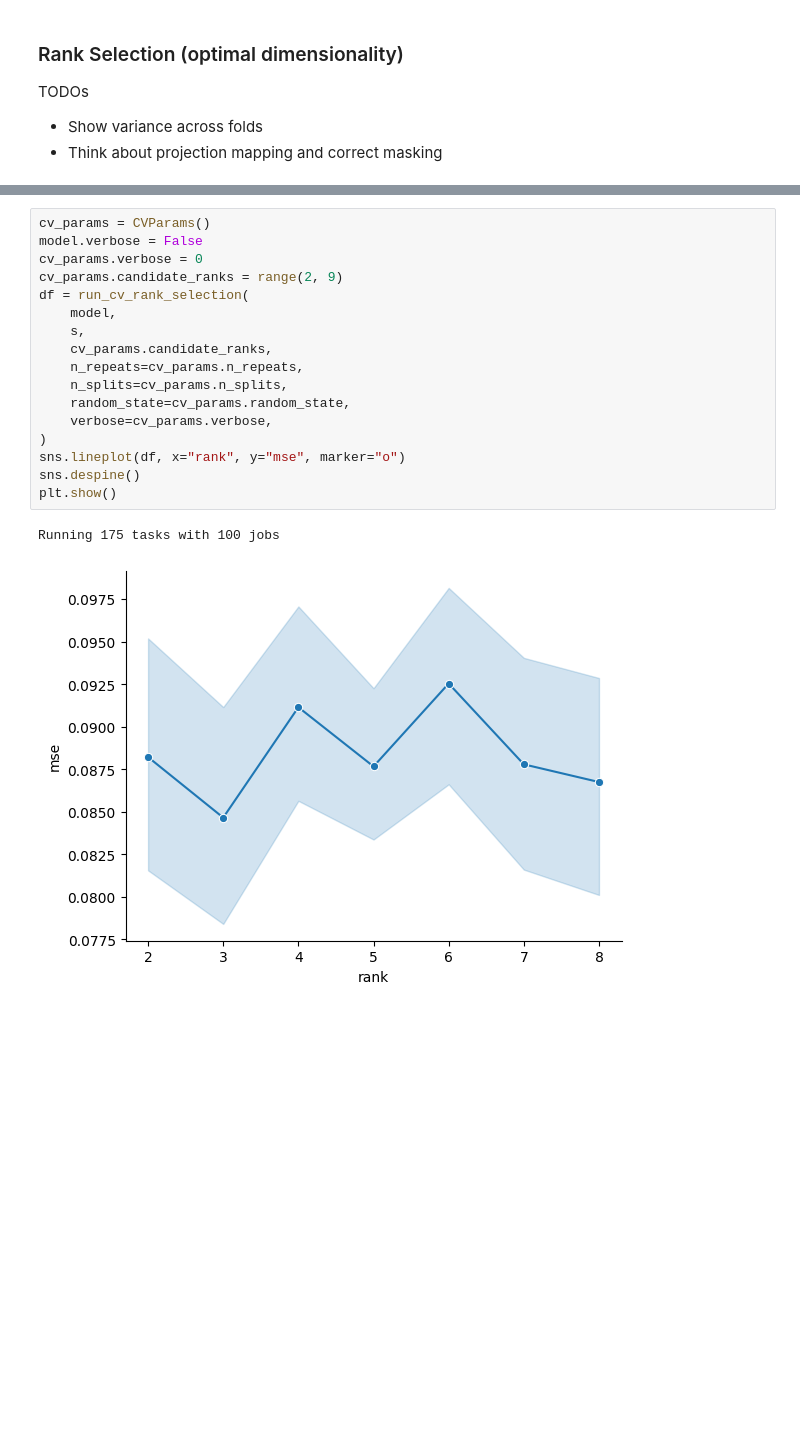
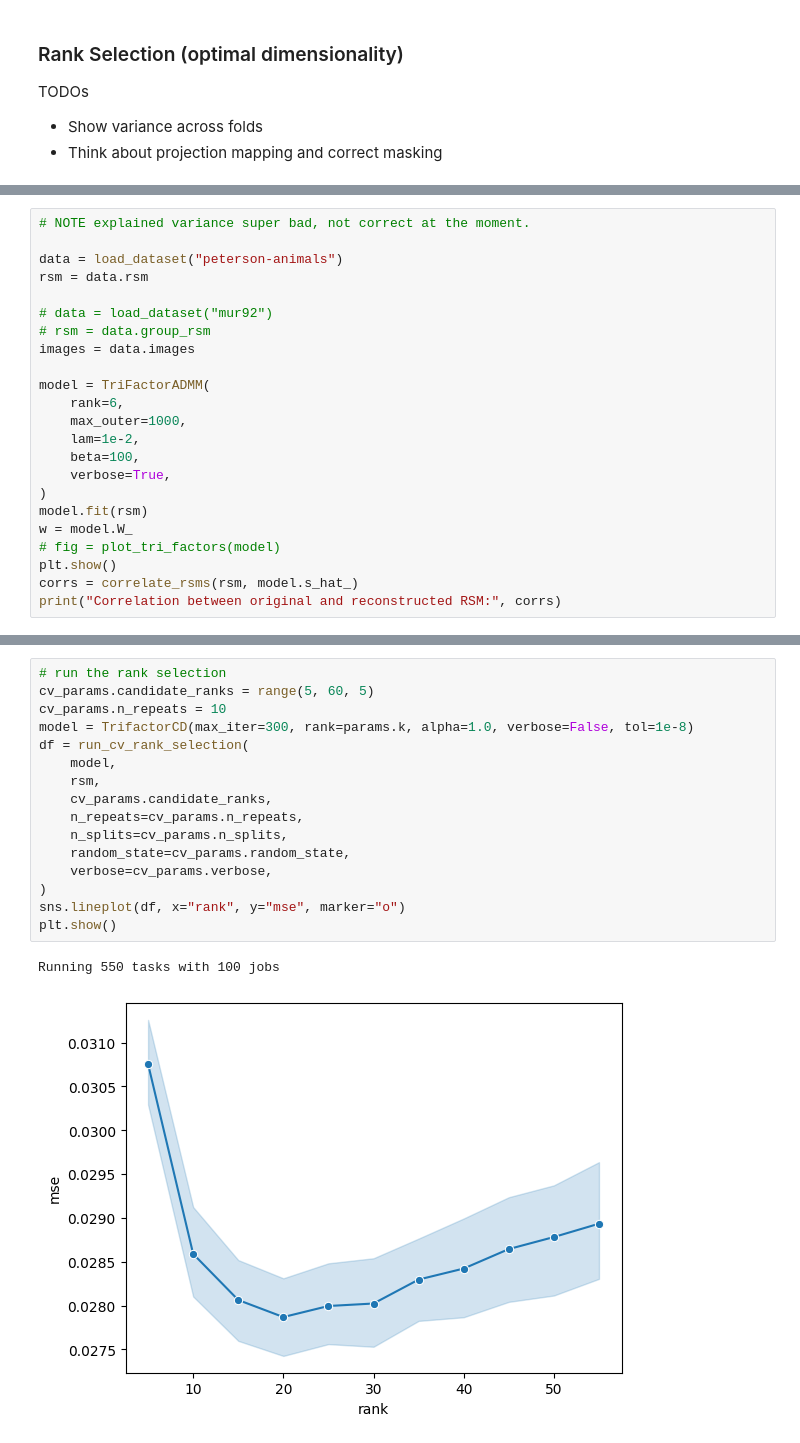
Before and after one commit to florianmahner/pysrf, a Jupyter notebook: notebooks/demo.ipynb, the cells around one changed output, grey strips where cells are left out. Saved outputs shown, nothing was run; the diff lists cells and outputs as text; blank space fills up the shorter version.

```diff
--- a/notebooks/demo.ipynb
+++ b/notebooks/demo.ipynb
@@ -56,0 +243,23 @@ TODOs
+# %%
+# NOTE explained variance super bad, not correct at the moment.
+
+data = load_dataset("peterson-animals")
+rsm = data.rsm
+
+# data = load_dataset("mur92")
+# rsm = data.group_rsm
+images = data.images
+
+model = TriFactorADMM(
+    rank=6,
+    max_outer=1000,
+    lam=1e-2,
+    beta=100,
+    verbose=True,
+)
+model.fit(rsm)
+w = model.W_
+# fig = plot_tri_factors(model)
+plt.show()
+corrs = correlate_rsms(rsm, model.s_hat_)
+print("Correlation between original and reconstructed RSM:", corrs)
@@ -57,20 +289,19 @@ TODOs
 # %%
-cv_params = CVParams()
-model.verbose = False
-cv_params.verbose = 0
-cv_params.candidate_ranks = range(2, 9)
+# run the rank selection
+cv_params.candidate_ranks = range(5, 60, 5)
+cv_params.n_repeats = 10
+model = TrifactorCD(max_iter=300, rank=params.k, alpha=1.0, verbose=False, tol=1e-8)
 df = run_cv_rank_selection(
     model,
-    s,
+    rsm,
     cv_params.candidate_ranks,
     n_repeats=cv_params.n_repeats,
     n_splits=cv_params.n_splits,
     random_state=cv_params.random_state,
     verbose=cv_params.verbose,
 )
 sns.lineplot(df, x="rank", y="mse", marker="o")
-sns.despine()
 plt.show()
 # %% [output]
-Running 175 tasks with 100 jobs
+Running 550 tasks with 100 jobs
-[figure, old version]
+[figure, new version]
```
Also changed, not shown: parts of 22 cells of this notebook, 44 other files.
